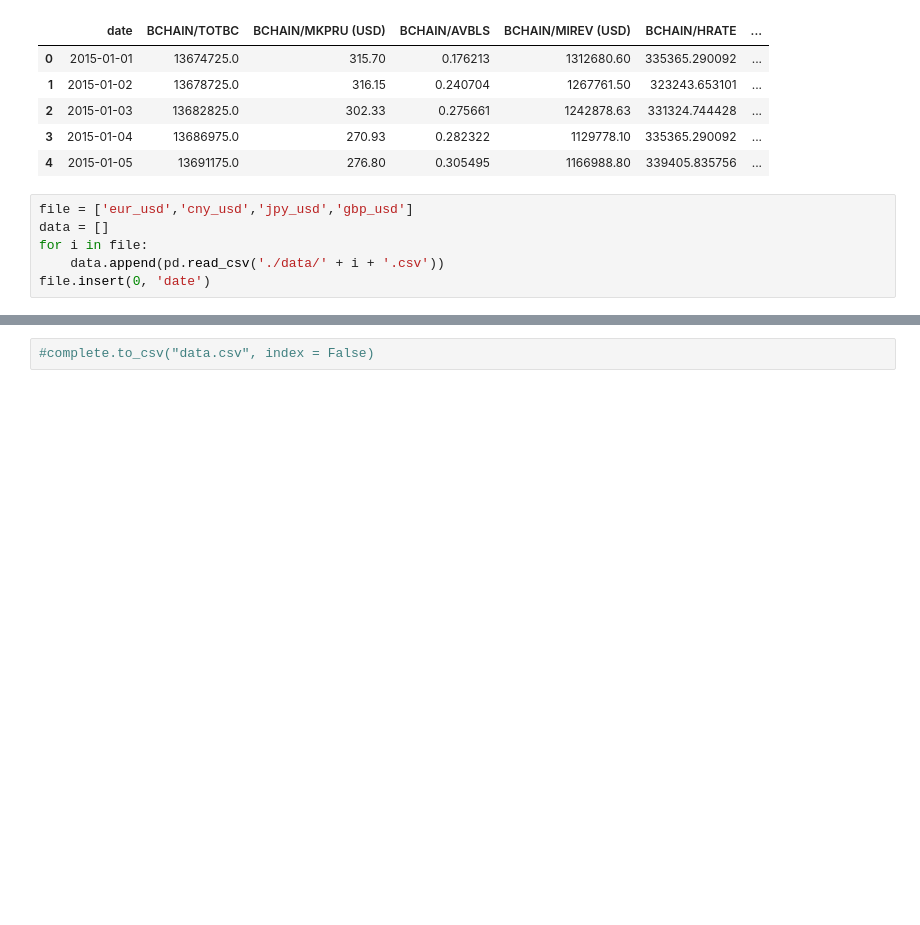
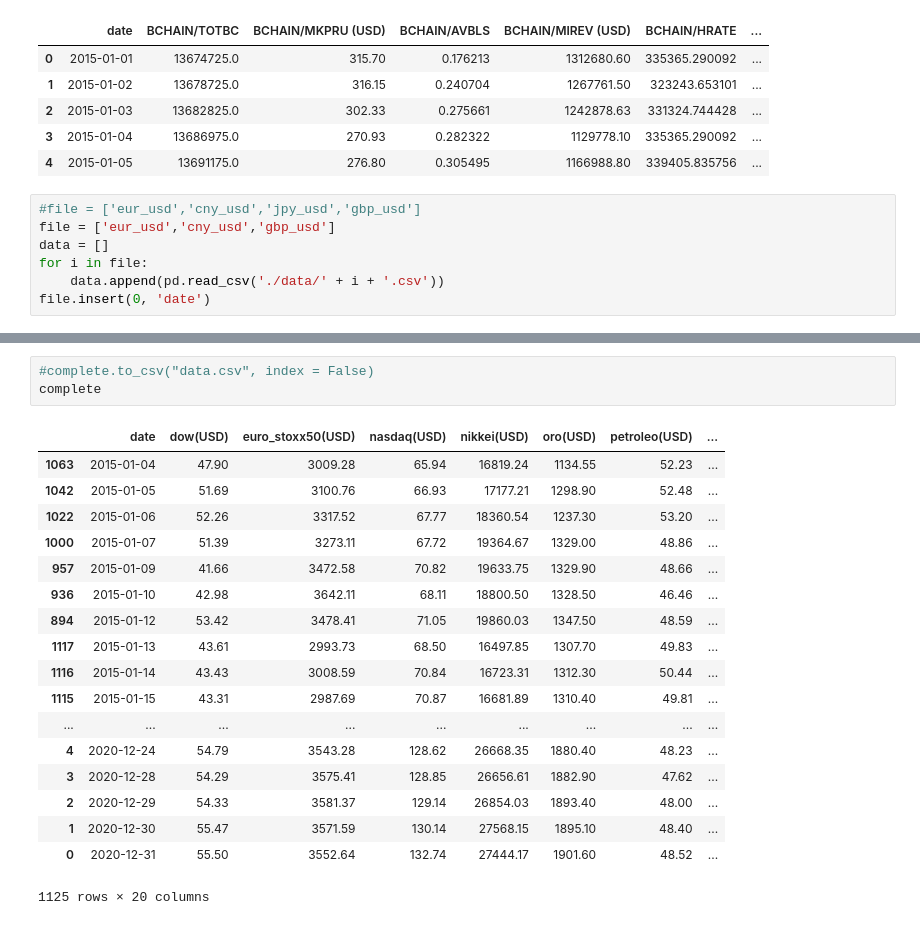
Before and after one commit to keniaCisneros/bitcoins_pricing, a Jupyter notebook: datasets.ipynb, the cells around one changed output, grey strips where cells are left out. Drawn from its saved outputs; the diff is of its cells as text; blank space fills up the shorter version.

```diff
--- a/datasets.ipynb
+++ b/datasets.ipynb
@@ -188,7 +190,8 @@ bitcoin_data.head(5)
 | 3 | 2015-01-04 | 13686975.0 | 270.93 | 0.282322 | 1129778.10 | 335365.290092 | ... |
 | 4 | 2015-01-05 | 13691175.0 | 276.80 | 0.305495 | 1166988.80 | 339405.835756 | ... |
 # %%
-file = ['eur_usd','cny_usd','jpy_usd','gbp_usd']
+#file = ['eur_usd','cny_usd','jpy_usd','gbp_usd']
+file = ['eur_usd','cny_usd','gbp_usd']
 data = []
 for i in file:
     data.append(pd.read_csv('./data/' + i + '.csv'))
@@ -229,2 +264,22 @@ complete.info()
 # %%
 #complete.to_csv("data.csv", index = False)
+complete
+# %% [output]
+|  | date | dow(USD) | euro_stoxx50(USD) | nasdaq(USD) | nikkei(USD) | oro(USD) | petroleo(USD) | ... |
+| 1063 | 2015-01-04 | 47.90 | 3009.28 | 65.94 | 16819.24 | 1134.55 | 52.23 | ... |
+| 1042 | 2015-01-05 | 51.69 | 3100.76 | 66.93 | 17177.21 | 1298.90 | 52.48 | ... |
+| 1022 | 2015-01-06 | 52.26 | 3317.52 | 67.77 | 18360.54 | 1237.30 | 53.20 | ... |
+| 1000 | 2015-01-07 | 51.39 | 3273.11 | 67.72 | 19364.67 | 1329.00 | 48.86 | ... |
+| 957 | 2015-01-09 | 41.66 | 3472.58 | 70.82 | 19633.75 | 1329.90 | 48.66 | ... |
+| 936 | 2015-01-10 | 42.98 | 3642.11 | 68.11 | 18800.50 | 1328.50 | 46.46 | ... |
+| 894 | 2015-01-12 | 53.42 | 3478.41 | 71.05 | 19860.03 | 1347.50 | 48.59 | ... |
+| 1117 | 2015-01-13 | 43.61 | 2993.73 | 68.50 | 16497.85 | 1307.70 | 49.83 | ... |
+| 1116 | 2015-01-14 | 43.43 | 3008.59 | 70.84 | 16723.31 | 1312.30 | 50.44 | ... |
+| 1115 | 2015-01-15 | 43.31 | 2987.69 | 70.87 | 16681.89 | 1310.40 | 49.81 | ... |
+| ... | ... | ... | ... | ... | ... | ... | ... | ... |
+| 4 | 2020-12-24 | 54.79 | 3543.28 | 128.62 | 26668.35 | 1880.40 | 48.23 | ... |
+| 3 | 2020-12-28 | 54.29 | 3575.41 | 128.85 | 26656.61 | 1882.90 | 47.62 | ... |
+| 2 | 2020-12-29 | 54.33 | 3581.37 | 129.14 | 26854.03 | 1893.40 | 48.00 | ... |
+| 1 | 2020-12-30 | 55.47 | 3571.59 | 130.14 | 27568.15 | 1895.10 | 48.40 | ... |
+| 0 | 2020-12-31 | 55.50 | 3552.64 | 132.74 | 27444.17 | 1901.60 | 48.52 | ... |
+1125 rows × 20 columns
```
Also changed, not shown: parts of 11 cells of this notebook, 1 other file.
